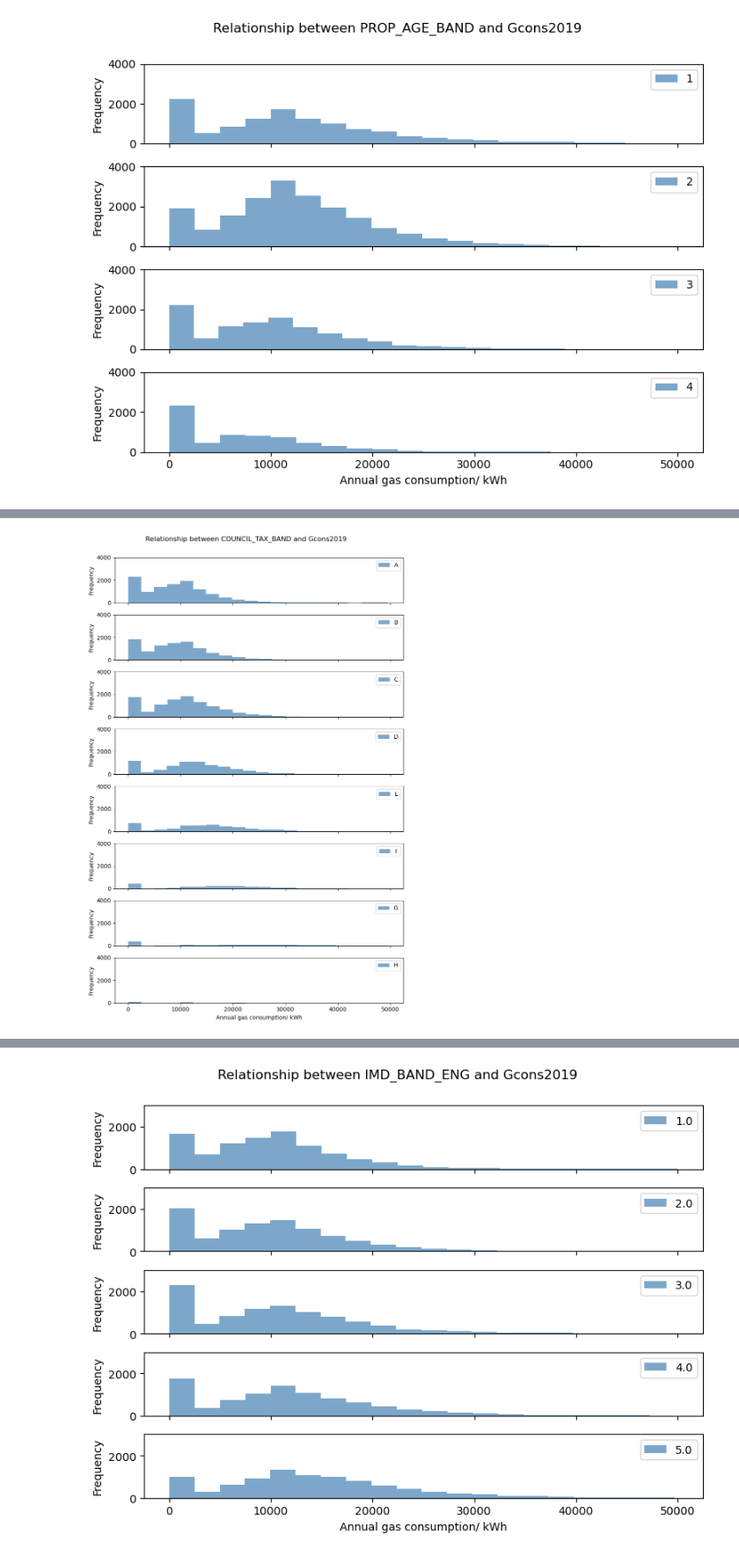
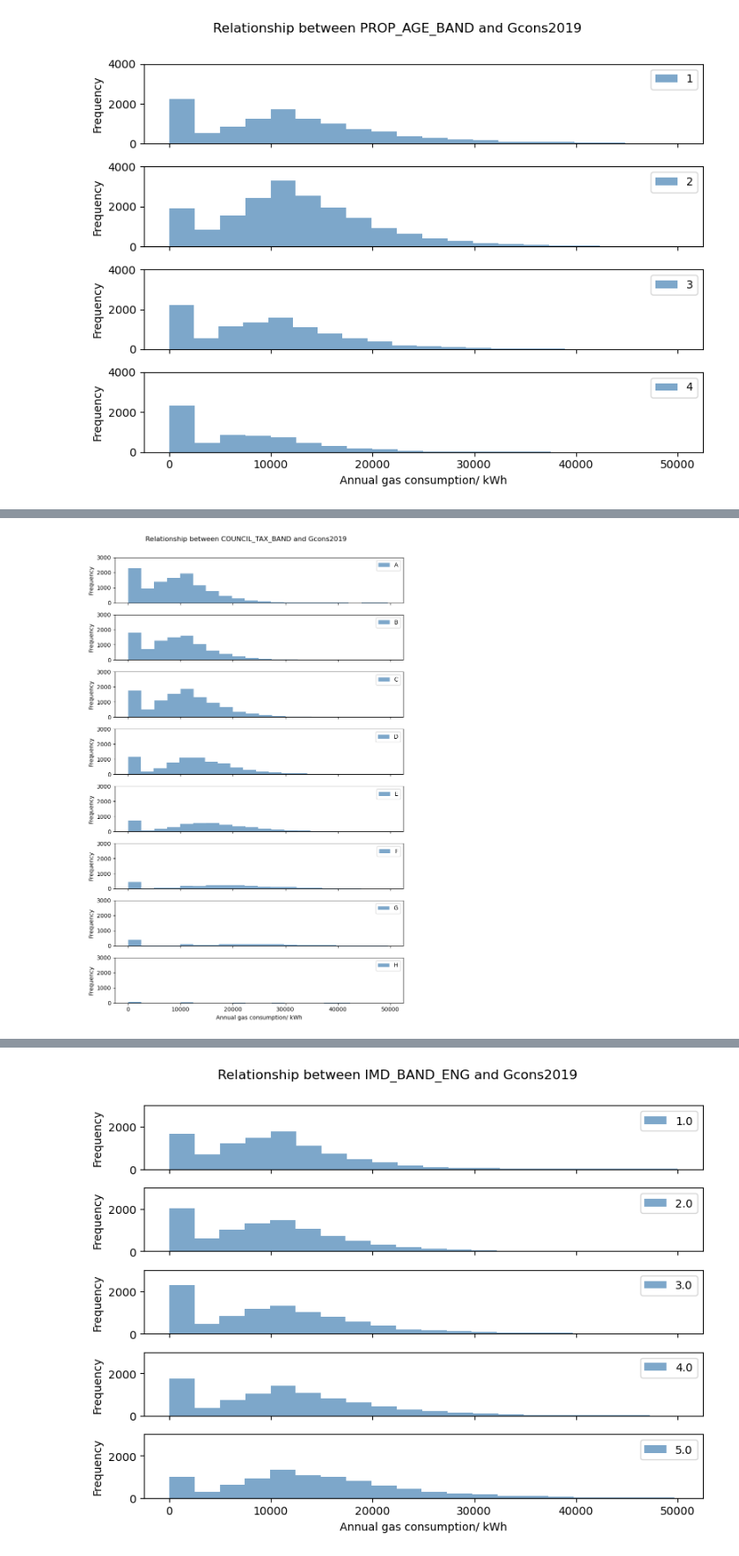
Before and after one commit to gordenleee/QM_Group_Work, a Jupyter notebook: Appropriate plots to illustrate the relationship between key fields/gcons relationship.ipynb, the cells around one changed output, grey strips where cells are left out. Shown at 88% size. Drawn from its saved outputs; the diff is of its cells as text; code cells hidden in the pictures.

```diff
--- a/Appropriate plots to illustrate the relationship between key fields/gcons relationship.ipynb
+++ b/Appropriate plots to illustrate the relationship between key fields/gcons relationship.ipynb
@@ -71,7 +174,7 @@ floor_area_bands = data['FLOOR_AREA_BAND'].unique()
 floor_area_bands = sorted(floor_area_bands)
 
 # create plot
-fig, axes = plt.subplots(nrows=len(floor_area_bands), ncols=1, figsize=(8, 8), sharex=True)
+fig, axes = plt.subplots(nrows=len(floor_area_bands), ncols=1, figsize=(8, 13), sharex=True)
 
 # histograms
 for floor_area_band, ax in zip(floor_area_bands, axes):
@@ -79,7 +182,7 @@ for floor_area_band, ax in zip(floor_area_bands, axes):
     subset['Gcons2019'].plot(kind='hist', bins=20, color='steelblue', alpha=0.7, ax=ax, label=floor_area_band)
 
     # Set y-axis range for each subplot
-    ax.set_ylim(0, 6000)
+    ax.set_ylim(0, 5000)
 
     ax.legend()  # add legends for the small figures
 
@@ -95,0 +199,30 @@ plt.show()
+# %%
+# select FLOOR_AREA_BAND
+floor_area_bands = data['FLOOR_AREA_BAND'].unique()
+
+# Sort FLOOR_AREA_BAND in ascending order
+floor_area_bands = sorted(floor_area_bands)
+
+# create plot
+fig, axes = plt.subplots(nrows=len(floor_area_bands), ncols=1, figsize=(8, 13), sharex=True)
+
+# histograms
+for floor_area_band, ax in zip(floor_area_bands, axes):
+    subset = data[data['FLOOR_AREA_BAND'] == floor_area_band]
+     # Apply log transformation with a minimum value
+    subset['Gcons2019_log'] = subset['Gcons2019'].apply(lambda x: np.log1p(x) if x > 0 else 0)
+
+    subset['Gcons2019_log'].plot(kind='hist', bins=20, color='steelblue', alpha=0.7, ax=ax, label=prop_type)
+    # Set y-axis range for each subplot
+    ax.set_ylim(0, 10000)
+
+    ax.legend()  # add legends for the small figures
+
+# set the title and axis labels
+plt.suptitle("Relationship between FLOOR_AREA_BAND and Gcons2019(Log Scale)", y=1)
+plt.xlabel("Log of Annual gas consumption")
+plt.ylabel("Frequency")
+
+# adjust the layout
+plt.tight_layout()
+plt.show()
@@ -96,30 +248,30 @@ plt.show()
 # %%
 # select COUNCIL_TAX_BAND
 council_tax_bands = data['COUNCIL_TAX_BAND'].unique()
 
 # Sort COUNCIL_TAX_BAND in the desired order (A-H)
 council_tax_bands = sorted(council_tax_bands, key=lambda x: ord(x))
 
 # create plot
 fig, axes = plt.subplots(nrows=len(council_tax_bands), ncols=1, figsize=(8, 12), sharex=True)
 
 # histograms
 for council_tax_band, ax in zip(council_tax_bands, axes):
     subset = data[data['COUNCIL_TAX_BAND'] == council_tax_band]
     subset['Gcons2019'].plot(kind='hist', bins=20, color='steelblue', alpha=0.7, ax=ax, label=council_tax_band)
 
     # Set y-axis range for each subplot
-    ax.set_ylim(0, 4000)
+    ax.set_ylim(0, 3000)
 
     ax.legend()  # add legends for the small figures
 
 # set the title and axis labels
 plt.suptitle("Relationship between COUNCIL_TAX_BAND and Gcons2019", y=1)
 plt.xlabel("Annual gas consumption/ kWh")
 plt.ylabel("Frequency")
 
 # adjust the layout
 plt.tight_layout()
 plt.show()
 # %% [output]
-[figure, old version]
+[figure, new version]
```
Also changed, not shown: parts of 19 cells of this notebook.
